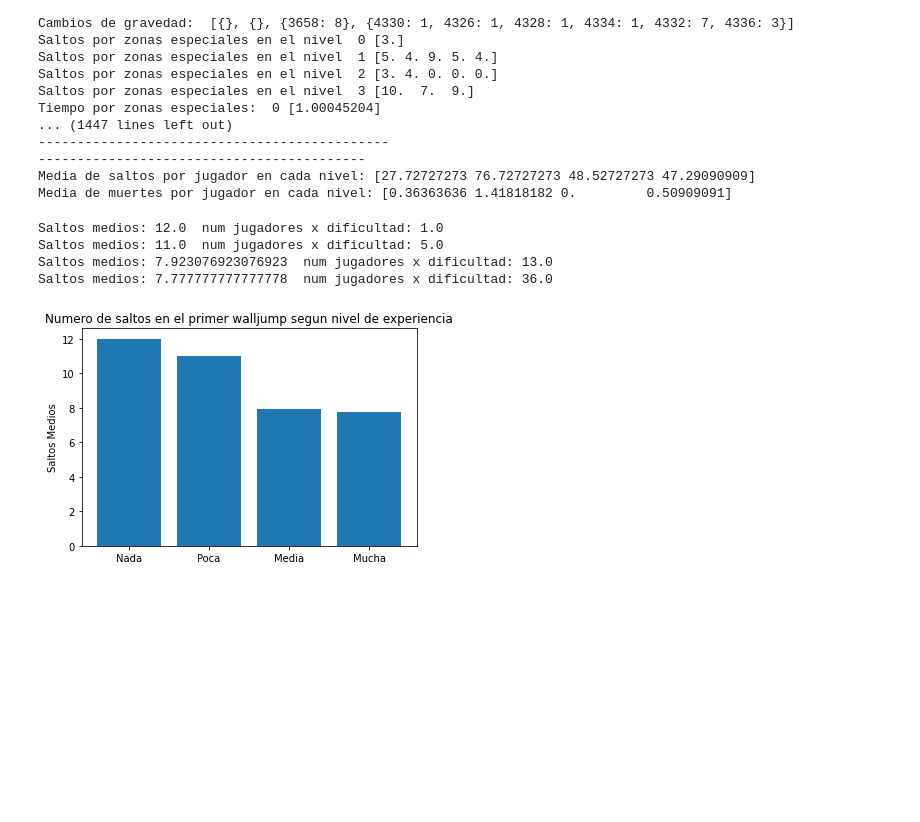
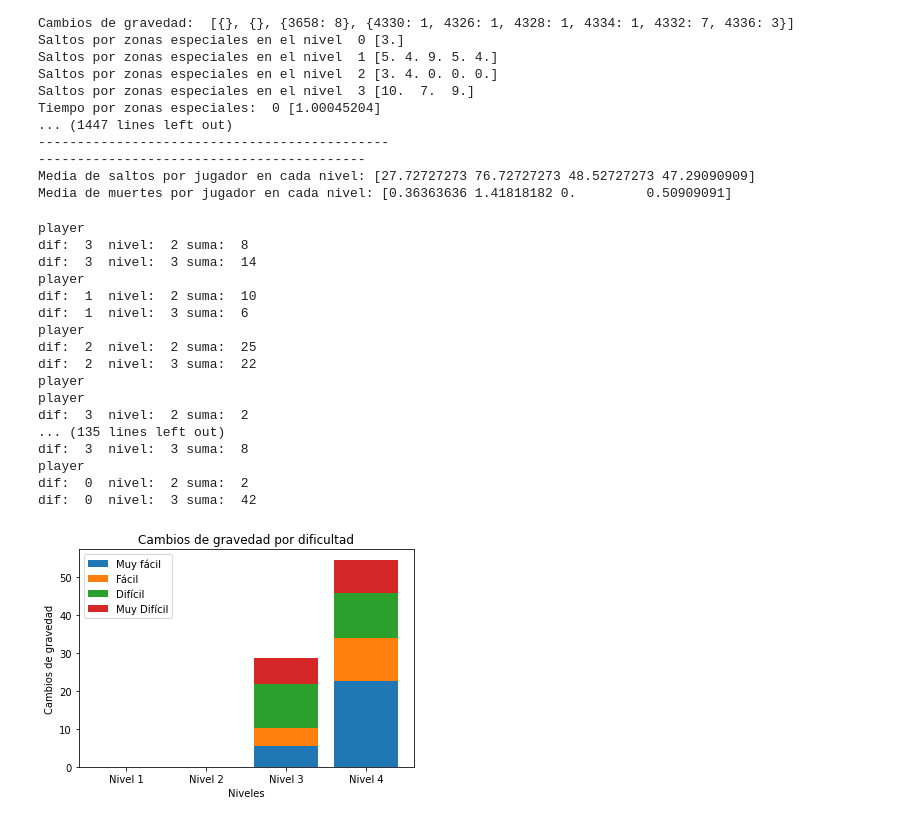
Before and after one commit to evalucas/UAJ, a Jupyter notebook: PoyectoFinal/test.ipynb, the cells around one changed output. Drawn from its saved outputs; the diff is of its cells as text; code cells hidden in the pictures; blank space fills up the shorter version.

```diff
--- a/PoyectoFinal/test.ipynb
+++ b/PoyectoFinal/test.ipynb
@@ -816,36 +816,82 @@ def graficoDificultadWalljumpVSExpGeneral():
                 exp = int(p.generalExp) - 1
 
                 if dif >= 0 and exp >= 0:
                         nivelesExperiencia[exp][dif] += 1
 
         poblacion = numJugadoresPorExp()
 
         for i in range(len(poblacion)):
                 if(poblacion[i] != 0):
                         nivelesExperiencia[i] /= poblacion[i]
 
         grafico_barras_apiladas(dificultad, nivelesExperiencia, labels,'Dificultad Walljumps','Promedio de jugadores','Dificultad percibida en walljumps y nivel de experiencia general')
 
+def graficoDificultadCGVsNumeroCG():
+        niveles = ['Nivel 1', 'Nivel 2', 'Nivel 3', 'Nivel 4']
+
+        dificultad = [] #4 Niveles de experiencia
+        for i in range(4):
+                dificultad.append(np.zeros(numNiveles))
+
+        labels = ['Muy fácil', 'Fácil', 'Difícil', 'Muy Difícil']
+
+        numDif = np.zeros(4)
+
+        for p in playersArray:
+                print("player")
+                for i in range(len(p.dictCambiosGravedadPorNivel)):
+                        if (len(p.dictCambiosGravedadPorNivel[i]) > 0):
+                                suma = sum(p.dictCambiosGravedadPorNivel[i].values())
+                                if (suma >= 0):
+                                        dif = int(p.gravity) - 1
+                                        dificultad[dif][i]+=suma
+                                        numDif[dif]+=1
+                                        print("dif: ", dif, " nivel: ", i, "suma: ", suma)
+
+
+        for i in range(len(numDif)):
+                #print("muertes:", nivelesExperiencia[i], " num jugadores:", poblacion[i])
+                if(numDif[i] != 0):
+                        dificultad[i] /= numDif[i]
+
+
+        grafico_barras_apiladas(niveles,dificultad,labels,'Niveles','Cambios de gravedad','Cambios de gravedad por dificultad')
+
+
 #grafico_rangosEdad()
 #graficoDifWJVsTiempoWallJump()
 #graficoDifWJVsSaltosWallJump()
-graficoExpPlataformasVsSaltosPrimerWallJump()
+#graficoExpPlataformasVsSaltosPrimerWallJump()
 #graficoExpPlataformasVsTiempoPrimerWallJump()
+graficoDificultadCGVsNumeroCG()
 #grafico_paths()
 # graficoMuertesPorNivel()
 # graficoMuertesVSEdadNew()
 # graficoMediaMuertesVSExp()
 # graficoMediaMuertesVsDificultad()
 # graficoTiempoVsExp()
 
 #______________________#
 #graficoMuertesVSDificultad()
 #graficoMuertesVSExpGeneral()
 #graficoMuertesVSExpPlataformas()
 #graficoDificultadWalljumpVSExpGeneral()
 # %% [output]
-Saltos medios: 12.0  num jugadores x dificultad: 1.0
-Saltos medios: 11.0  num jugadores x dificultad: 5.0
-Saltos medios: 7.923076923076923  num jugadores x dificultad: 13.0
-Saltos medios: 7.777777777777778  num jugadores x dificultad: 36.0
+player
+dif:  3  nivel:  2 suma:  8
+dif:  3  nivel:  3 suma:  14
+player
+dif:  1  nivel:  2 suma:  10
+dif:  1  nivel:  3 suma:  6
+player
+dif:  2  nivel:  2 suma:  25
+dif:  2  nivel:  3 suma:  22
+player
+player
+dif:  3  nivel:  2 suma:  2
+... (135 lines left out)
+dif:  3  nivel:  3 suma:  8
+player
+dif:  0  nivel:  2 suma:  2
+dif:  0  nivel:  3 suma:  42
-[figure, old version]
+[figure, new version]
```
